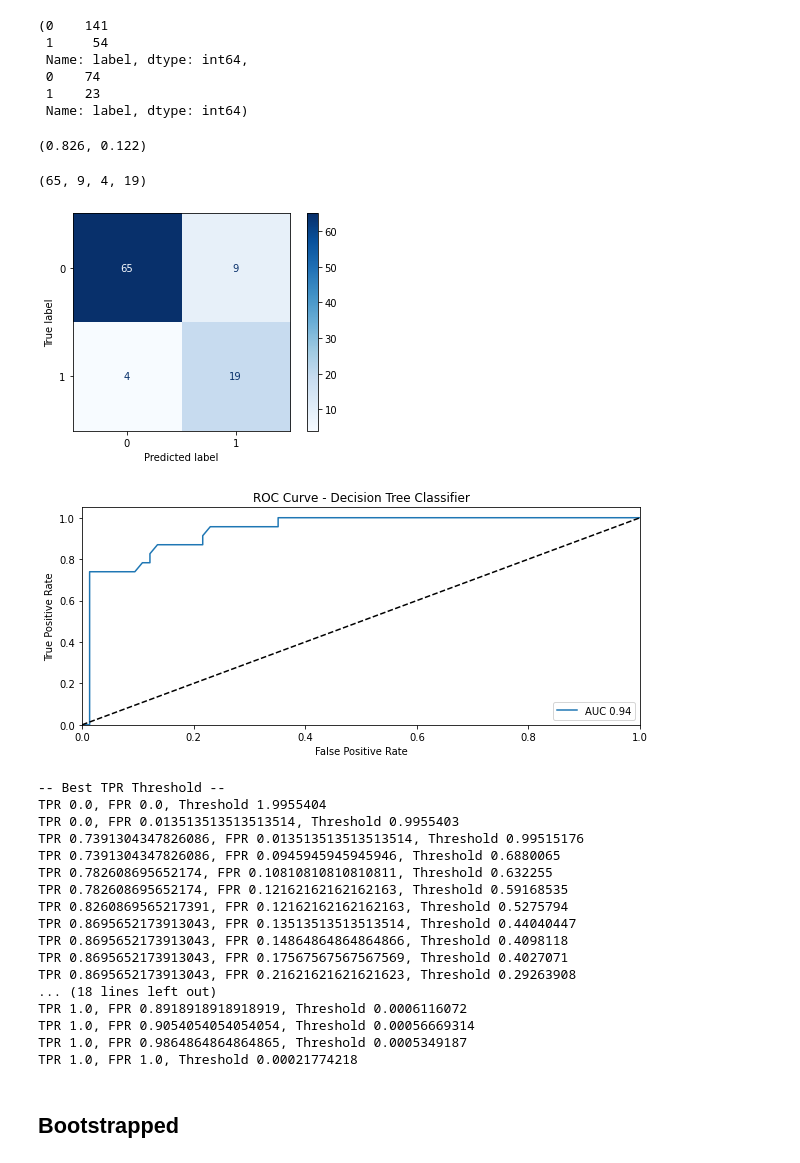
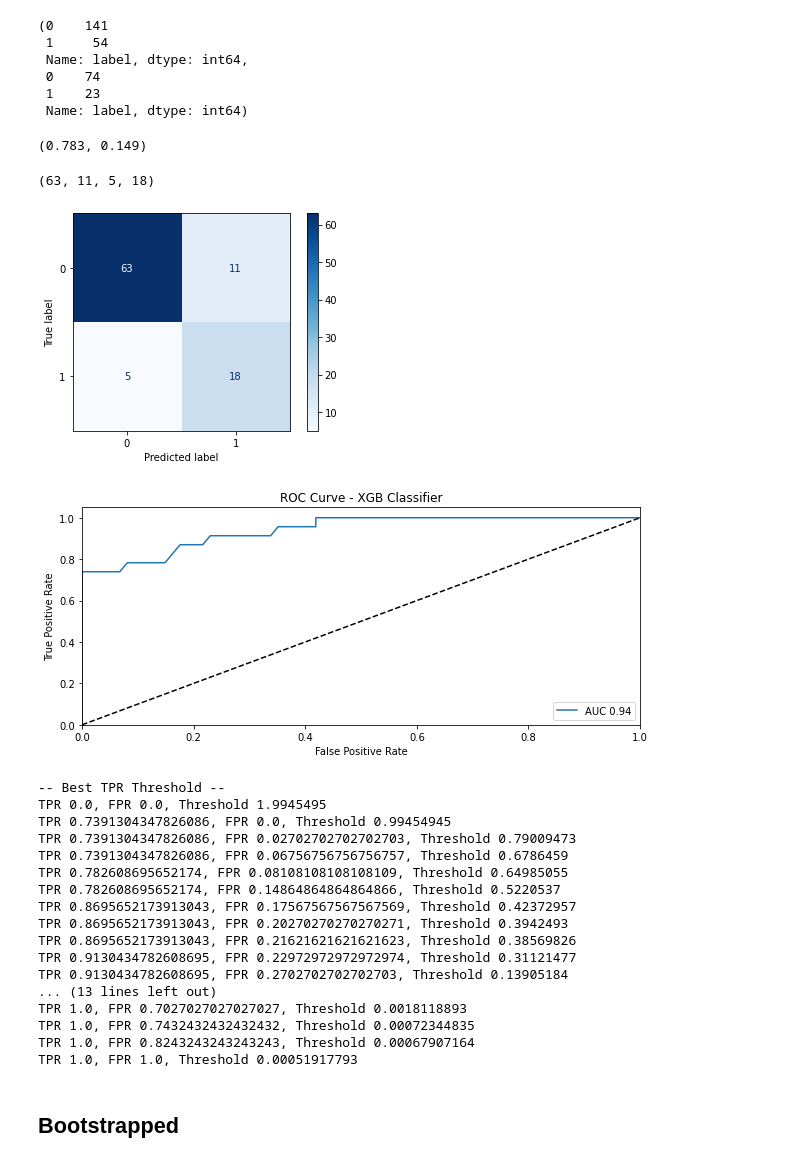
Before and after one commit to bahyhelmihp/web-crawler, a Jupyter notebook: api/datasets/Modelling-XGBoost.ipynb, the cells around one changed output. Saved outputs shown, nothing was run; the diff lists cells and outputs as text; code cells hidden in the pictures.

```diff
--- a/api/datasets/Modelling-XGBoost.ipynb
+++ b/api/datasets/Modelling-XGBoost.ipynb
@@ -52,3 +52,9 @@ X.head(1)
 # %% [output]
 |  | broken_link_score | link_contact_us_exist | cu_email_exist | cu_phone_number_exist | link_about_us_exist | ... |
 | 0 | 0.0 | 1.0 | 1.0 | 1.0 | 0.0 | ... |
+# %%
+## Binarize broken_link_score, with threshold 50.0
+X["broken_link_score"] = (X["broken_link_score"] < 50.0)
+# %%
+for col in X:
+    X[col] = X[col].astype(int)
@@ -101,17 +122,17 @@ tpr, fpr = np.round((tp/(tp+fn), fp/(fp+tn)), 3)
 ## This rate applies to a default threshold of 0.5
 tpr, fpr
 # %% [output]
-(0.826, 0.122)
+(0.783, 0.149)
 # %%
 tn, fp, fn, tp
 # %% [output]
-(65, 9, 4, 19)
+(63, 11, 5, 18)
 # %%
 ## This matrix visualization is based on 0.5 threshold
 plot_confusion_matrix(clf, X_test, y_test, cmap=plt.cm.Blues)
 plt.show()
 # %% [output]
-[figure, old version]
+[figure, new version]
 # %%
 fpr, tpr, thresholds = roc_curve(y_test, y_pred_proba[:,1])
 # %%
@@ -119,35 +140,35 @@ auc_score = auc(fpr, tpr)
 # %%
 plt.figure(figsize=(10,4))
 plt.plot(fpr, tpr, label='AUC %0.2f' % (auc_score))
 plt.plot([0, 1], [0, 1], 'k--')
 plt.xlim([0.0, 1.0])
 plt.ylim([0.0, 1.05])
 plt.xlabel('False Positive Rate')
 plt.ylabel('True Positive Rate')
-plt.title('ROC Curve - Decision Tree Classifier')
+plt.title('ROC Curve - XGB Classifier')
 plt.legend(loc="lower right")
 
 # # find optimum thresholds
 # i = np.arange(len(tpr)) # index for df
 # roc = pd.DataFrame({'fpr' : pd.Series(fpr, index=i),'tpr' : pd.Series(tpr, index = i), '1-fpr' : pd.Series(1-fpr, index = i), 'tf' : pd.Series(tpr - (1-fpr), index = i).apply(lambda x: x), 'thresholds' : pd.Series(thresholds, index = i)})
 # df_thresh = roc.iloc[(roc.tf-0).abs().argsort()[:1]]
 
 # plt.plot(df_thresh['fpr'], df_thresh['tpr'], marker='o', markersize=8, color='darkred')
 
 # # create the axis of thresholds (scores)
 # ax2 = plt.gca().twinx()
 # ax2.plot(fpr, thresholds, markeredgecolor='r',linestyle='dashed', color='darkred')
 # ax2.set_ylabel('Threshold',color='darkred')
 # ax2.set_ylim([thresholds[-1],thresholds[0]])
 # ax2.set_xlim([fpr[0],fpr[-1]])
 # ax2.plot(df_thresh['fpr'], df_thresh['thresholds'], marker='o', markersize=8, color='darkred')
 
 
 plt.show()
 # print(" -- Optimum Threshold -- ")
 # print(df_thresh)
 # %% [output]
-[figure, old version]
+[figure, new version]
 # %%
 print("-- Best TPR Threshold -- ")
 ## Finding threshold where TPR > Optimum TPR but FPR stays below 15%
@@ -156,22 +177,22 @@ for i in range(len(fpr)):
         print("TPR %s, FPR %s, Threshold %s" % (tpr[i], fpr[i], thresholds[i]))
 # %% [output]
 -- Best TPR Threshold --
-TPR 0.0, FPR 0.0, Threshold 1.9955404
-TPR 0.0, FPR 0.013513513513513514, Threshold 0.9955403
-TPR 0.7391304347826086, FPR 0.013513513513513514, Threshold 0.99515176
-TPR 0.7391304347826086, FPR 0.0945945945945946, Threshold 0.6880065
-TPR 0.782608695652174, FPR 0.10810810810810811, Threshold 0.632255
-TPR 0.782608695652174, FPR 0.12162162162162163, Threshold 0.59168535
-TPR 0.8260869565217391, FPR 0.12162162162162163, Threshold 0.5275794
-TPR 0.8695652173913043, FPR 0.13513513513513514, Threshold 0.44040447
-TPR 0.8695652173913043, FPR 0.14864864864864866, Threshold 0.4098118
-TPR 0.8695652173913043, FPR 0.17567567567567569, Threshold 0.4027071
-TPR 0.8695652173913043, FPR 0.21621621621621623, Threshold 0.29263908
-... (18 lines left out)
-TPR 1.0, FPR 0.8918918918918919, Threshold 0.0006116072
-TPR 1.0, FPR 0.9054054054054054, Threshold 0.00056669314
-TPR 1.0, FPR 0.9864864864864865, Threshold 0.0005349187
-TPR 1.0, FPR 1.0, Threshold 0.00021774218
+TPR 0.0, FPR 0.0, Threshold 1.9945495
+TPR 0.7391304347826086, FPR 0.0, Threshold 0.99454945
+TPR 0.7391304347826086, FPR 0.02702702702702703, Threshold 0.79009473
+TPR 0.7391304347826086, FPR 0.06756756756756757, Threshold 0.6786459
+TPR 0.782608695652174, FPR 0.08108108108108109, Threshold 0.64985055
+TPR 0.782608695652174, FPR 0.14864864864864866, Threshold 0.5220537
+TPR 0.8695652173913043, FPR 0.17567567567567569, Threshold 0.42372957
+TPR 0.8695652173913043, FPR 0.20270270270270271, Threshold 0.3942493
+TPR 0.8695652173913043, FPR 0.21621621621621623, Threshold 0.38569826
+TPR 0.9130434782608695, FPR 0.22972972972972974, Threshold 0.31121477
+TPR 0.9130434782608695, FPR 0.2702702702702703, Threshold 0.13905184
+... (13 lines left out)
+TPR 1.0, FPR 0.7027027027027027, Threshold 0.0018118893
+TPR 1.0, FPR 0.7432432432432432, Threshold 0.00072344835
+TPR 1.0, FPR 0.8243243243243243, Threshold 0.00067907164
+TPR 1.0, FPR 1.0, Threshold 0.00051917793
 # %% [markdown]
 ## Bootstrapped
 # %%
```
Also changed, not shown: parts of 15 cells of this notebook, 3 other files.
